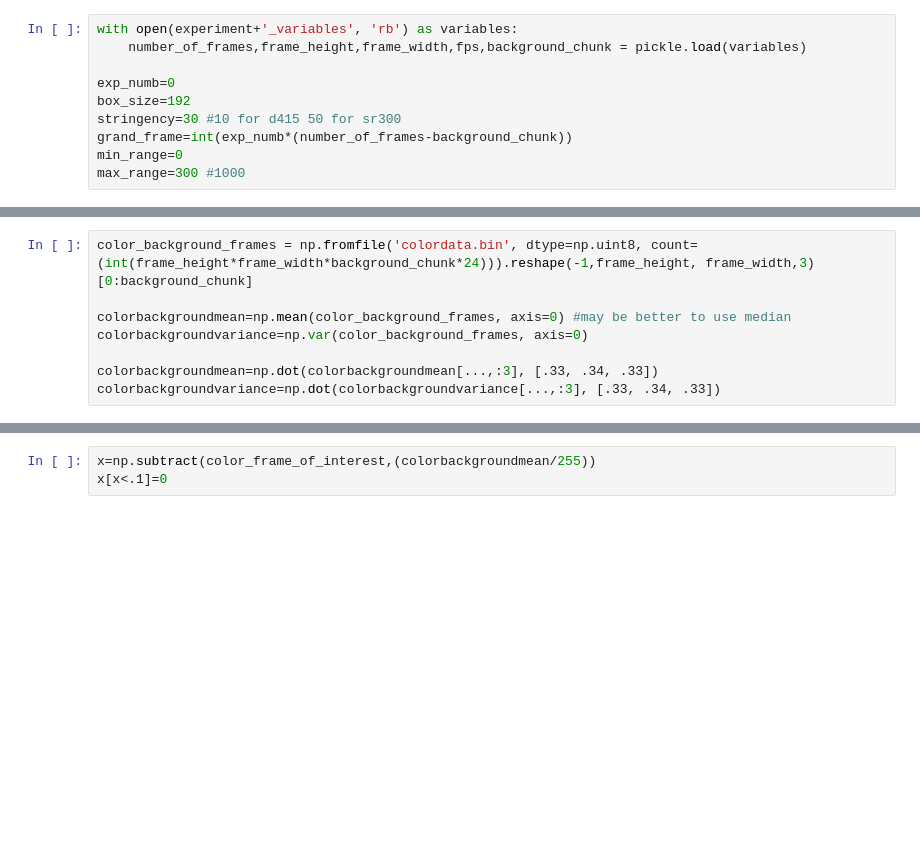
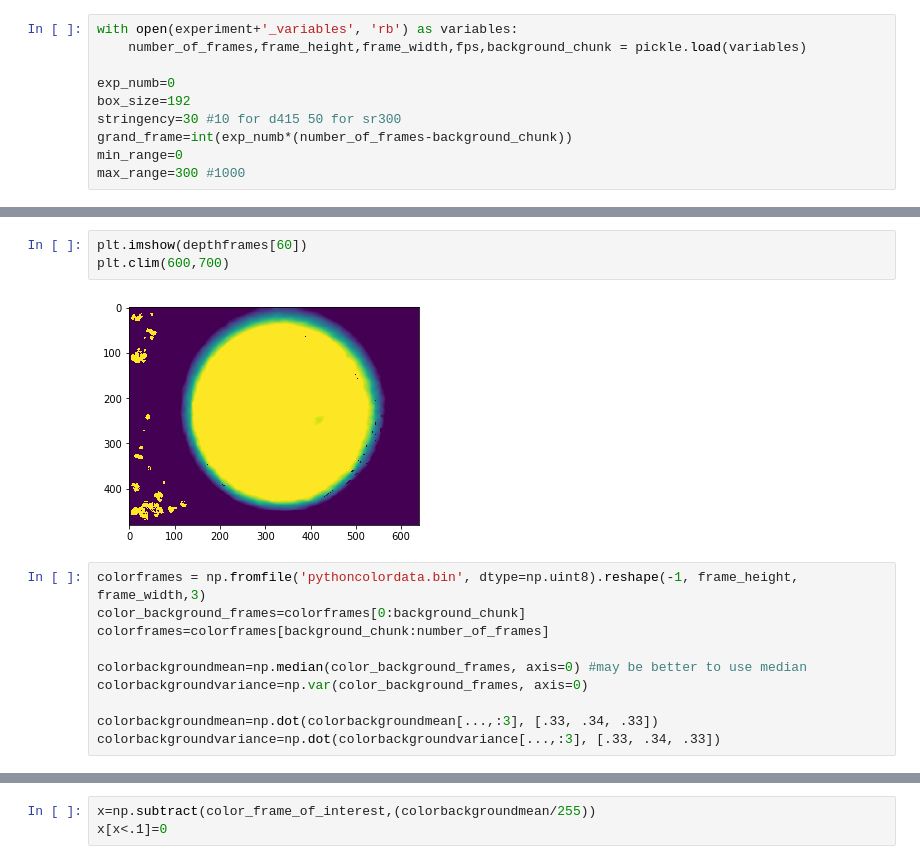
Before and after one commit to GitwellAnyohub/Real_Sensible_Moseq, a Jupyter notebook: data_acquisition/d415_acquisition_process_depth_and_color.ipynb, the cells around one changed output, grey strips where cells are left out. Drawn from its saved outputs; the diff is of its cells as text; blank space fills up the shorter version.

```diff
--- a/data_acquisition/d415_acquisition_process_depth_and_color.ipynb
+++ b/data_acquisition/d415_acquisition_process_depth_and_color.ipynb
@@ -85,7 +96,14 @@ plt.imshow(depth_background_frames[6])
+# %%
+plt.imshow(depthframes[60])
+plt.clim(600,700)
+# %% [output]
+[figure, added]
 # %%
-color_background_frames = np.fromfile('colordata.bin', dtype=np.uint8, count=(int(frame_height*frame_width*background_chunk*24))).reshape(-1,frame_height, frame_width,3)[0:background_chunk]
+colorframes = np.fromfile('pythoncolordata.bin', dtype=np.uint8).reshape(-1, frame_height, frame_width,3)
+color_background_frames=colorframes[0:background_chunk]
+colorframes=colorframes[background_chunk:number_of_frames]
 
-colorbackgroundmean=np.mean(color_background_frames, axis=0) #may be better to use median
+colorbackgroundmean=np.median(color_background_frames, axis=0) #may be better to use median
 colorbackgroundvariance=np.var(color_background_frames, axis=0)
 
 colorbackgroundmean=np.dot(colorbackgroundmean[...,:3], [.33, .34, .33])
```
Also changed, not shown: parts of 21 cells of this notebook, 1 other file.
